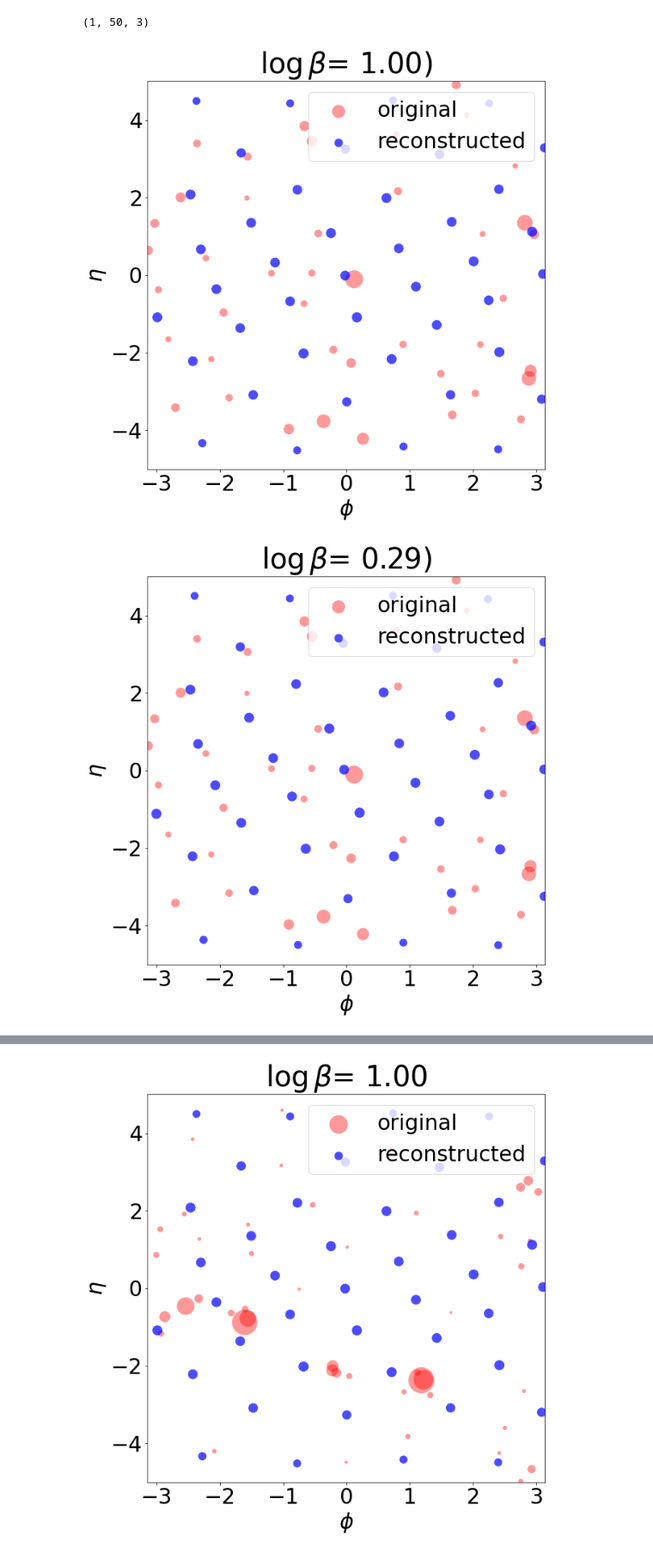
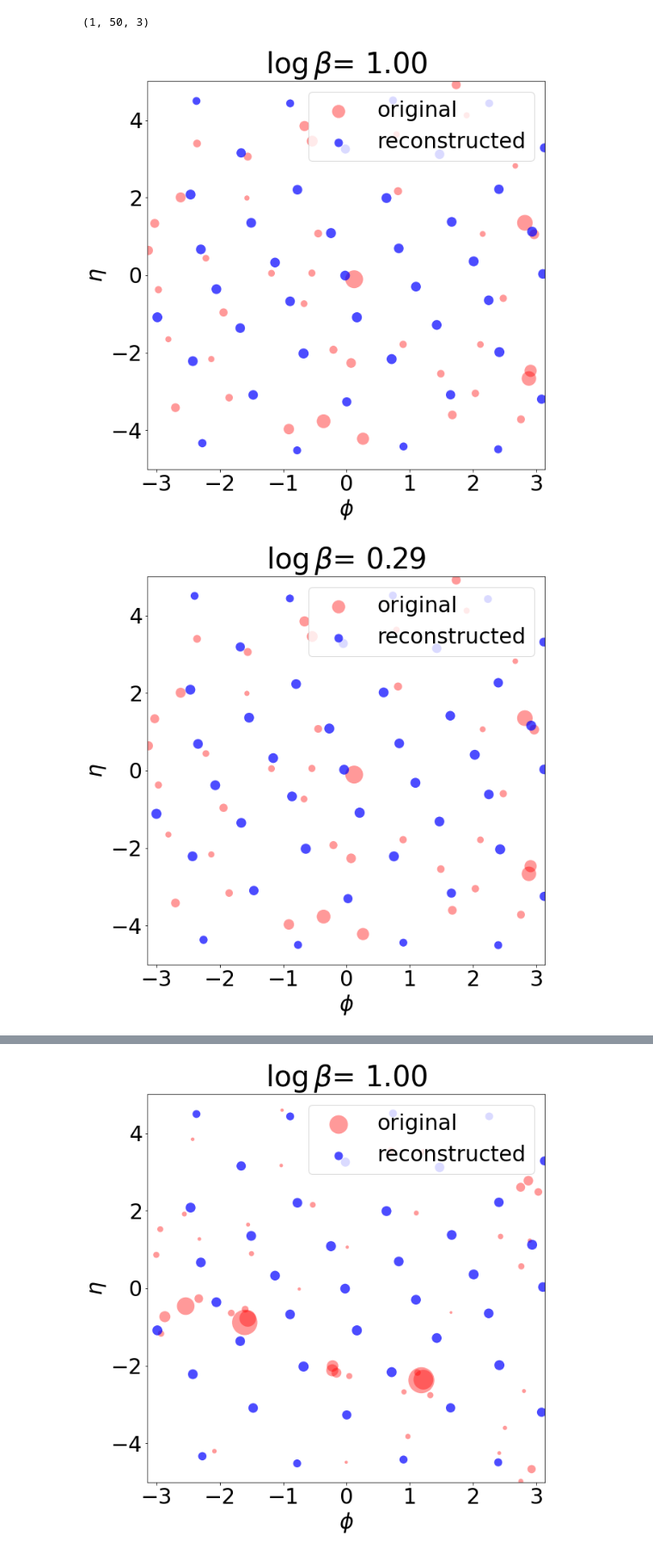
Before and after one commit to erichuangyf/EMD_VAE, a Jupyter notebook: publication_plots/Figure2/Figure2_plot.ipynb, the cells around one changed output, grey strips where cells are left out. Shown at 86% size. Cells and saved outputs as stored; diff of their text form; code cells hidden in the pictures.

```diff
--- a/publication_plots/Figure2/Figure2_plot.ipynb
+++ b/publication_plots/Figure2/Figure2_plot.ipynb
@@ -320,8 +320,8 @@ res[0,0].reshape([1,*res[0,0].shape]).shape
 (1, 50, 3)
 # %%
 for jet, logbeta in zip(res[::5,0], logbetas[::5]):
-    plot_jet(interesting_ys[0], jet, r"$\log\beta$= {:.2f})".format(logbeta),
+    plot_jet(interesting_ys[0], jet, r"$\log\beta$= {:.2f}".format(logbeta),
              save_name =os.path.join("plots","Jet0", "jet0_logbeta={:.2f}.pdf".format(logbeta)), size=8000)
 # %% [output]
-[figure, old version]
+[figure, new version]
-[figure, old version]
+[figure, new version]
```
Also changed, not shown: parts of 1 cell of this notebook, 2 other files.
